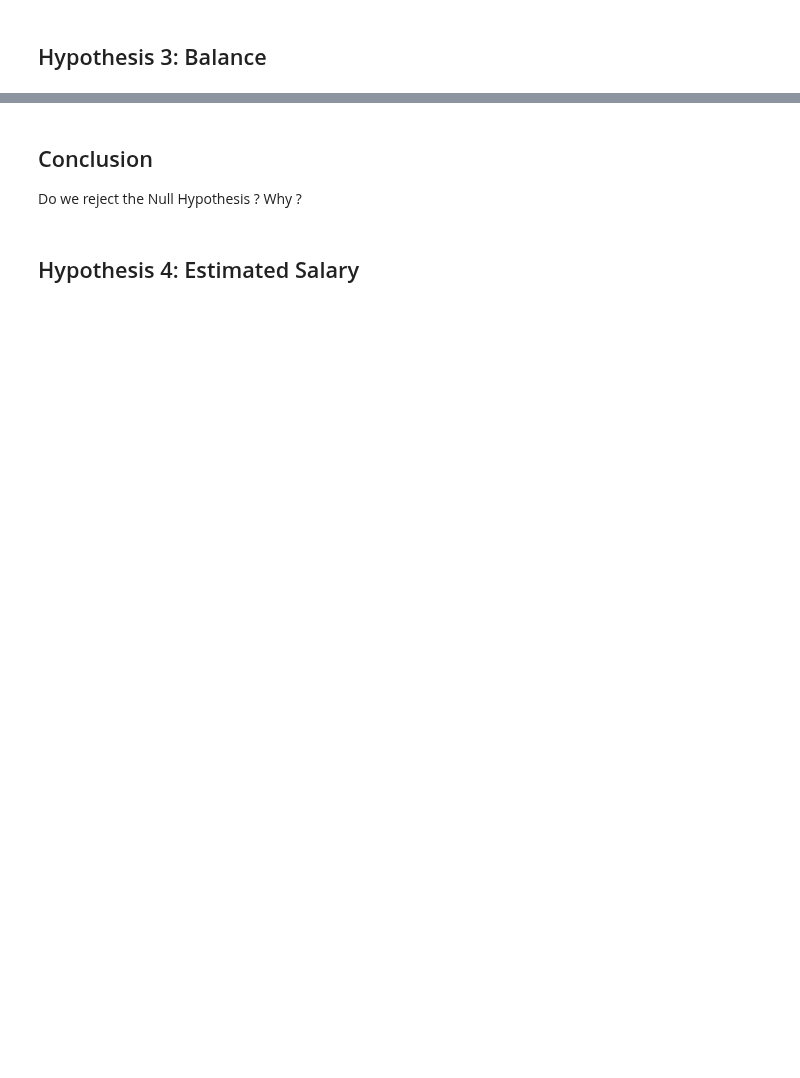
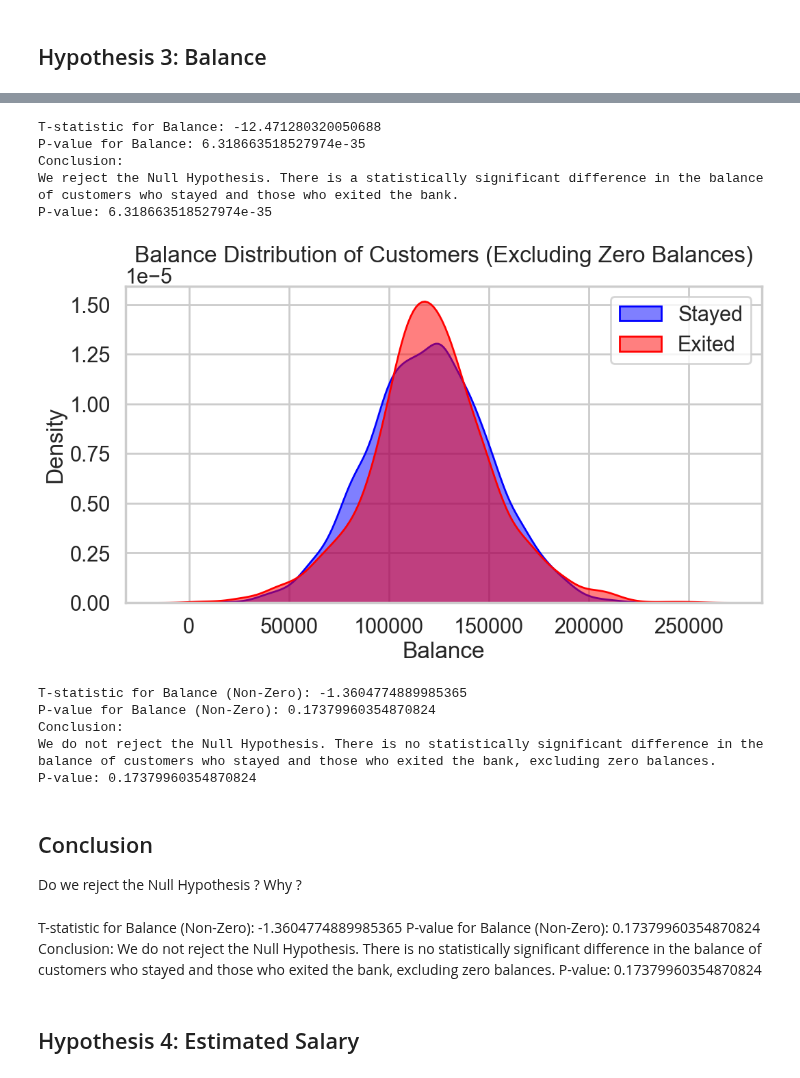
Before and after one commit to Jeynova/GenAI_Bootcamp, a Jupyter notebook: week4/day4/DailyChallenge/Copie_de_DailyChallenge_StatforML.ipynb, the cells around one changed output, grey strips where cells are left out. Saved outputs shown, nothing was run; the diff lists cells and outputs as text; code cells hidden in the pictures; blank space fills up the shorter version.

```diff
--- a/week4/day4/DailyChallenge/Copie_de_DailyChallenge_StatforML.ipynb
+++ b/week4/day4/DailyChallenge/Copie_de_DailyChallenge_StatforML.ipynb
@@ -95,6 +203,58 @@ Do we reject the Null Hypothesis ? Why ?
+# %%
+## TODO: Perform a t-test to compare the Balance between customers who stayed with the bank and those who left.
+t_stat_balance, p_value_balance = ttest_ind(df_0['Balance'], df_1['Balance'], equal_var=False)
+print(f"T-statistic for Balance: {t_stat_balance}")
+print(f"P-value for Balance: {p_value_balance}")
+print("Conclusion:")
+if p_value_balance < 0.05:
+    print("We reject the Null Hypothesis. There is a statistically significant difference in the balance of customers who stayed and those who exited the bank.")
+else:
+    print("We do not reject the Null Hypothesis. There is no statistically significant difference in the balance of customers who stayed and those who exited the bank.")
+print(f"P-value: {p_value_balance}")
+# %% [output]
+T-statistic for Balance: -12.471280320050688
+P-value for Balance: 6.318663518527974e-35
+Conclusion:
+We reject the Null Hypothesis. There is a statistically significant difference in the balance of customers who stayed and those who exited the bank.
+P-value: 6.318663518527974e-35
+# %%
+## TODO: Visualize the distribution of Balance for customers who stayed with the bank and those who left, excluding zero balances.
+plt.figure(figsize=(12, 6))
+sns.kdeplot(df_0[df_0['Balance'] > 0]['Balance'], color='blue', label='Stayed', fill=True, alpha=0.5)
+sns.kdeplot(df_1[df_1['Balance'] > 0]['Balance'], color='red', label='Exited', fill=True, alpha=0.5)
+plt.title('Balance Distribution of Customers (Excluding Zero Balances)')
+plt.xlabel('Balance')
+plt.ylabel('Density')
+plt.legend()
+plt.show()
+# %% [output]
+[figure, added]
+# %%
+## TODO: Perform a t-test to compare the Balance between customers who stayed with the bank and those who left, excluding zero balances.
+t_stat_balance_nonzero, p_value_balance_nonzero = ttest_ind(df_0[df_0['Balance'] > 0]['Balance'], df_1[df_1['Balance'] > 0]['Balance'], equal_var=False)
+print(f"T-statistic for Balance (Non-Zero): {t_stat_balance_nonzero}")
+print(f"P-value for Balance (Non-Zero): {p_value_balance_nonzero}")
+print("Conclusion:")
+if p_value_balance_nonzero < 0.05:
+    print("We reject the Null Hypothesis. There is a statistically significant difference in the balance of customers who stayed and those who exited the bank, excluding zero balances.")
+else:
+    print("We do not reject the Null Hypothesis. There is no statistically significant difference in the balance of customers who stayed and those who exited the bank, excluding zero balances.")
+print(f"P-value: {p_value_balance_nonzero}")
+# %% [output]
+T-statistic for Balance (Non-Zero): -1.3604774889985365
+P-value for Balance (Non-Zero): 0.17379960354870824
+Conclusion:
+We do not reject the Null Hypothesis. There is no statistically significant difference in the balance of customers who stayed and those who exited the bank, excluding zero balances.
+P-value: 0.17379960354870824
 # %% [markdown]
 ## Conclusion
 
 Do we reject the Null Hypothesis ? Why ?
+# %% [markdown]
+T-statistic for Balance (Non-Zero): -1.3604774889985365
+P-value for Balance (Non-Zero): 0.17379960354870824
+Conclusion:
+We do not reject the Null Hypothesis. There is no statistically significant difference in the balance of customers who stayed and those who exited the bank, excluding zero balances.
+P-value: 0.17379960354870824
 # %% [markdown]
 ## Hypothesis 4: Estimated Salary
```
Also changed, not shown: parts of 32 cells of this notebook.
